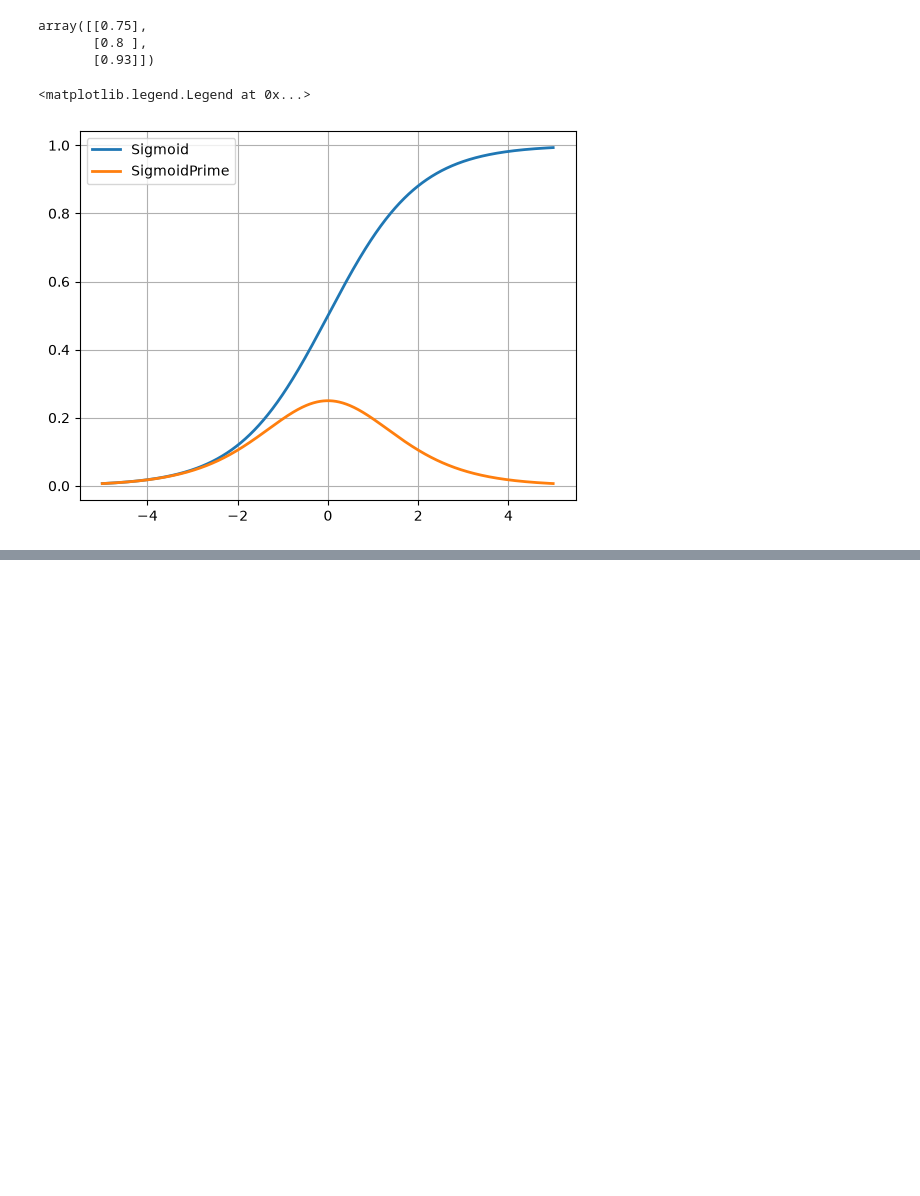
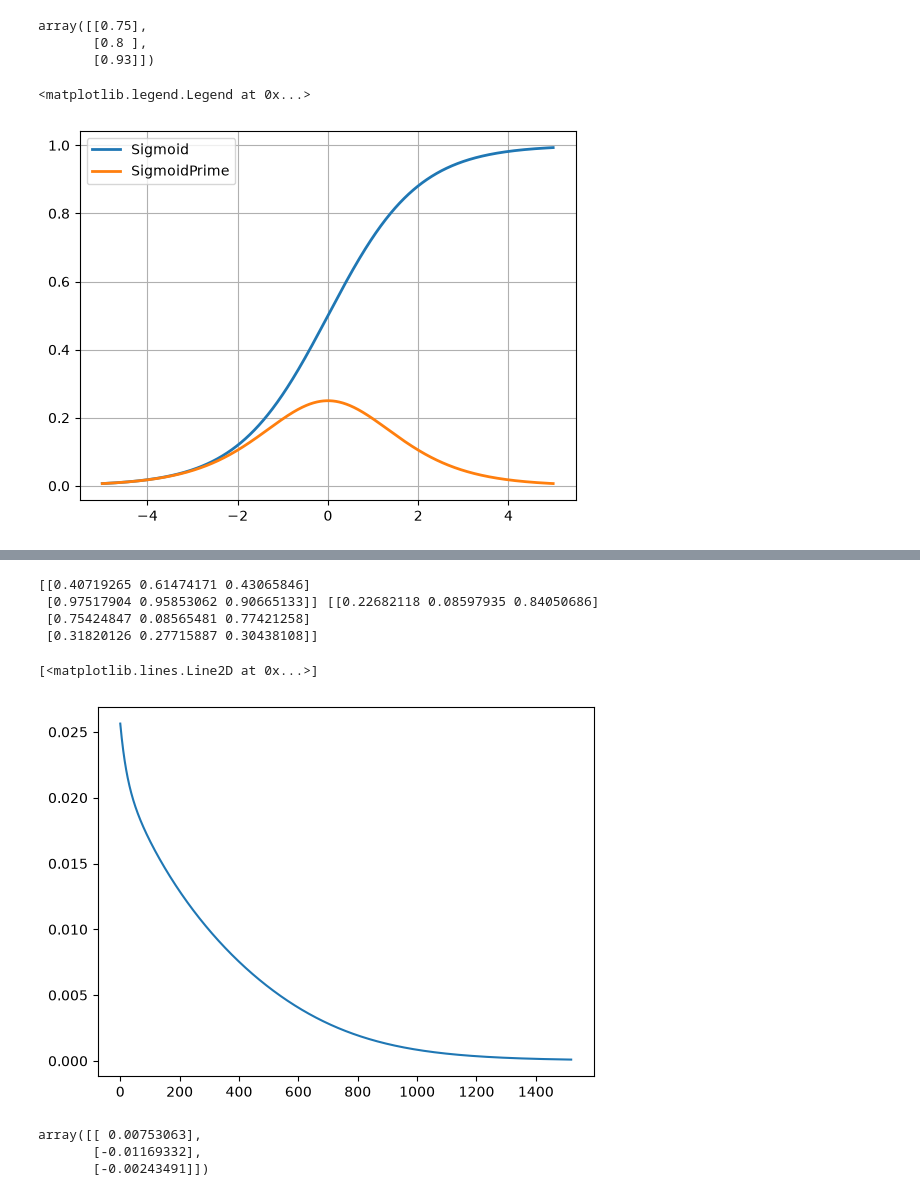
Before and after one commit to benjamin-n-baker/Misc-HW, a Jupyter notebook: NeuralNetsFall26.ipynb, the cells around one changed output, grey strips where cells are left out. Saved outputs shown, nothing was run; the diff lists cells and outputs as text; code cells hidden in the pictures; blank space fills up the shorter version.

```diff
--- a/NeuralNetsFall26.ipynb
+++ b/NeuralNetsFall26.ipynb
@@ -285,0 +351,39 @@ Relu_
+# %%
+ReluNN_Extra_3 = ReluNeural_Network_Extra(3)
+
+def minimizeRelu_Extra(alpha, accuracyPoop):
+    W1_init = ReluNN_Extra_3.W1
+    W2_init = ReluNN_Extra_3.W2
+    print(W1_init, W2_init)
+    cost = ReluNN_Extra_3.costFunction(X, y)
+    cost_arr = [cost]
+    while cost_arr[-1] > accuracyPoop:
+        dJdW1, dJdW2, dJdW3 = ReluNN_Extra_3.costFunctionPrime(X, y)
+
+        ReluNN_Extra_3.W1 = ReluNN_Extra_3.W1 - alpha * dJdW1
+        ReluNN_Extra_3.W2 = ReluNN_Extra_3.W2 - alpha * dJdW2
+        ReluNN_Extra_3.W3 = ReluNN_Extra_3.W3 - alpha * dJdW3
+
+        cost = ReluNN_Extra_3.costFunction(X, y)
+        cost_arr.append(cost)
+
+    return cost_arr
+
+
+cost_arrRelu_Extra = (minimizeRelu_Extra(.05, .0001))
+
+# print(cost_arr)
+plt.plot(cost_arrRelu_Extra)
+# %% [output]
+[[0.40719265 0.61474171 0.43065846]
+ [0.97517904 0.95853062 0.90665133]] [[0.22682118 0.08597935 0.84050686]
+ [0.75424847 0.08565481 0.77421258]
+ [0.31820126 0.27715887 0.30438108]]
+[<matplotlib.lines.Line2D at 0x...>]
+[figure, added]
+# %%
+ReluNN_Extra_3.forward(X) - y
+# %% [output]
+array([[ 0.00753063],
+       [-0.01169332],
+       [-0.00243491]])
```
Also changed, not shown: parts of 15 cells of this notebook.
